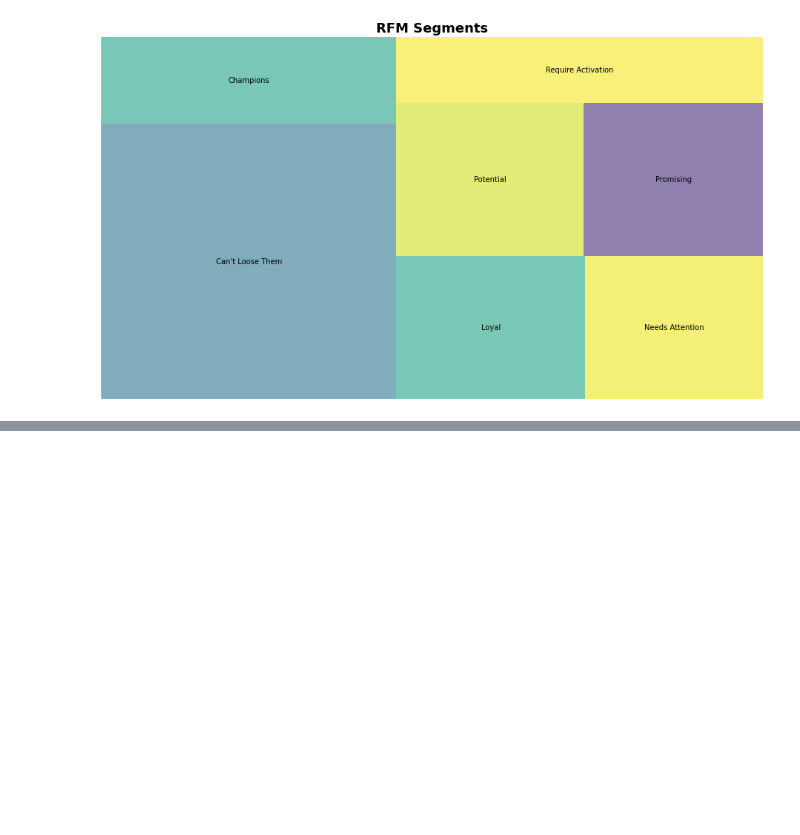
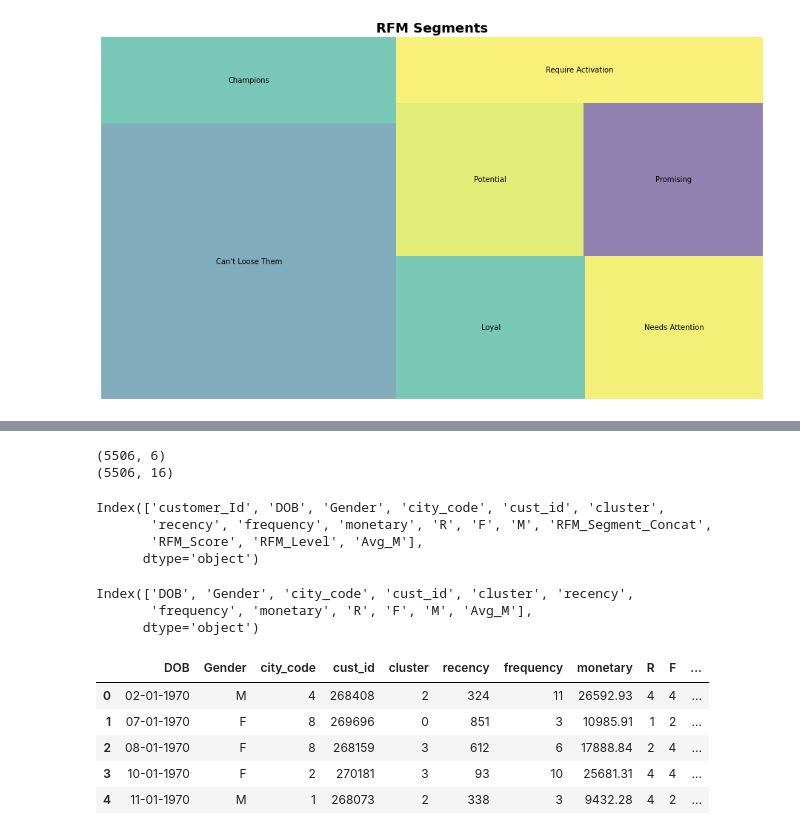
Before and after one commit to AlessandraMonaco/Visual-Analytics, a Jupyter notebook: src/app.ipynb, the cells around one changed output, grey strips where cells are left out. Saved outputs shown, nothing was run; the diff lists cells and outputs as text; code cells hidden in the pictures; blank space fills up the shorter version.

Commit message:
Added segment table;

```diff
--- a/src/app.ipynb
+++ b/src/app.ipynb
@@ -451,3 +451,11 @@ plt.axis('off')
 plt.show()
 # %% [output]
 [figure]
+# %%
+cst_data = pd.read_csv(path+"Customer.csv")
+rfm_data = pd.read_csv(path+"rfm_data.csv")
+pca_data = pd.read_csv(path+"pca_kmeans_data.csv")
+print(cst_data.shape, rfm_data.shape, pca_data.shape)
+print(cst_data.columns)
+print(rfm_data.columns)
+print(pca_data.columns)
@@ -453,0 +478,40 @@ plt.show()
+# %%
+#Merge demographic data with cluster info (if some cust id are in cstdata but not in pca they are not taken)
+customers = pd.merge(cst_data, pca_data[["cust_id", "cluster"]],  how='right', left_on=['customer_Id'],
+right_on = ['cust_id'])
+print(customers.shape)
+
+#Merge last merged with rfm data
+customers = pd.merge(customers, rfm_data, how='inner', left_on=['cust_id'],
+right_on = ['cust_id'] )
+print(customers.shape)
+# %% [output]
+(5506, 6)
+(5506, 16)
+# %%
+customers.columns
+# %% [output]
+Index(['customer_Id', 'DOB', 'Gender', 'city_code', 'cust_id', 'cluster',
+       'recency', 'frequency', 'monetary', 'R', 'F', 'M', 'RFM_Segment_Concat',
+       'RFM_Score', 'RFM_Level', 'Avg_M'],
+      dtype='object')
+# %%
+to_be_removed = ["customer_Id", "RFM_Segment_Concat", "RFM_Score", "RFM_Level"]
+customers = customers.drop(columns=to_be_removed)
+customers.columns
+# %% [output]
+Index(['DOB', 'Gender', 'city_code', 'cust_id', 'cluster', 'recency',
+       'frequency', 'monetary', 'R', 'F', 'M', 'Avg_M'],
+      dtype='object')
+# %%
+customers['city_code'] = customers['city_code'].astype('Int64')
+customers['monetary'] = customers['monetary'].apply(lambda x: round(x,2))
+# %%
+customers.head()
+# %% [output]
+|  | DOB | Gender | city_code | cust_id | cluster | recency | frequency | monetary | R | F | ... |
+| 0 | 02-01-1970 | M | 4 | 268408 | 2 | 324 | 11 | 26592.93 | 4 | 4 | ... |
+| 1 | 07-01-1970 | F | 8 | 269696 | 0 | 851 | 3 | 10985.91 | 1 | 2 | ... |
+| 2 | 08-01-1970 | F | 8 | 268159 | 3 | 612 | 6 | 17888.84 | 2 | 4 | ... |
+| 3 | 10-01-1970 | F | 2 | 270181 | 3 | 93 | 10 | 25681.31 | 4 | 4 | ... |
+| 4 | 11-01-1970 | M | 1 | 268073 | 2 | 338 | 3 | 9432.28 | 4 | 2 | ... |
```
Also changed, not shown: parts of 1 cell of this notebook, 14 other files.
